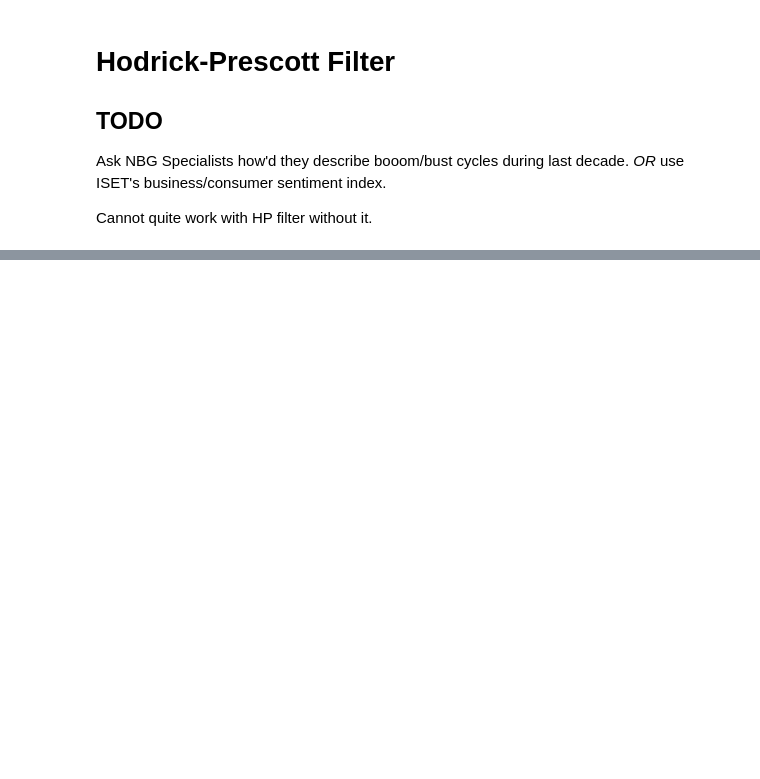
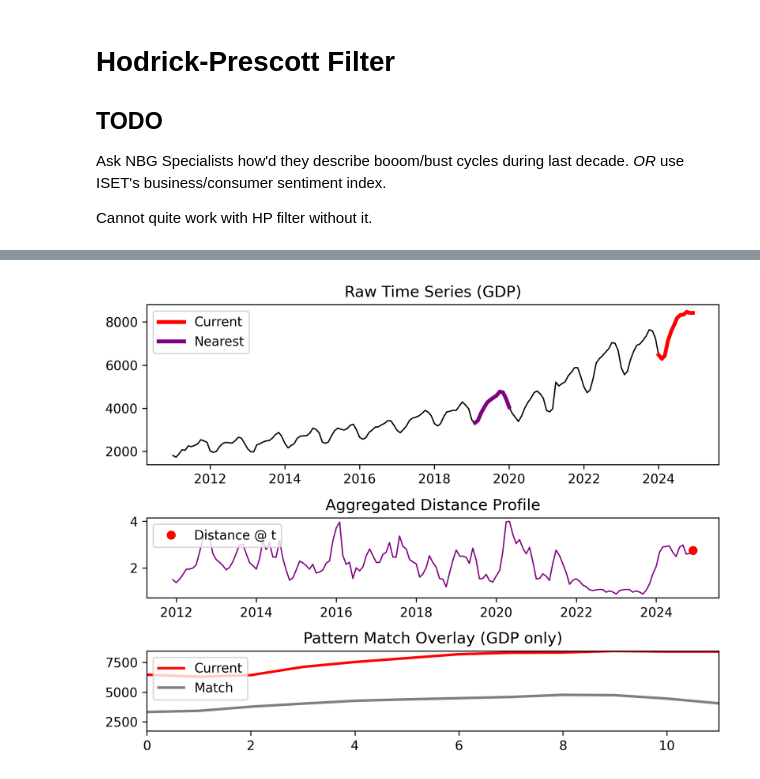
Before and after one commit to DavitGamtenadze/ISET_CPD_Business_Cycle, a Jupyter notebook: notebooks/CPD_of_business_cycles.ipynb, the cells around one changed output, grey strips where cells are left out. Cells and saved outputs as stored; diff of their text form; code cells hidden in the pictures; blank space fills up the shorter version.

```diff
--- a/notebooks/CPD_of_business_cycles.ipynb
+++ b/notebooks/CPD_of_business_cycles.ipynb
@@ -219,0 +314,85 @@ plt.grid(True)
+# %%
+y_gdp = df['GDP_at_market_prices_monthly'].values
+T = len(dates)
+
+# Features we want to analyze
+features = [
+    'NEER (Dec-2010=100)',
+    'Real Effective Exchange Rate - Index (Dec-10=100)',
+]
+m = 12  # window size
+
+# Get data into right shape and compute matrix profile
+X_raw = df[features].values.T  # shape (5, T)
+P, I = stumpy.mstump(X_raw, m)  # P, I have shape (5, T-m+1)
+dist_profile = np.linalg.norm(P, axis=0)
+dim_min = np.argmin(P, axis=0)
+neighbor_idx = I[dim_min, np.arange(P.shape[1])]
+
+valid_dates = dates[m-1:]  # dates for profile plot
+
+# Make the figure with 3 subplots
+fig, (ax_raw, ax_dist, ax_ol) = plt.subplots(
+    3, 1, figsize=(8, 6),
+    gridspec_kw={"height_ratios": [2, 1, 1]},
+    dpi=300
+)
+plt.subplots_adjust(hspace=0.5)
+
+# Top plot - raw GDP data
+ax_raw.plot(dates, y_gdp, color="black", lw=1)
+cur_raw, = ax_raw.plot([], [], color="red", lw=3, label="Current")
+mat_raw, = ax_raw.plot([], [], color="purple", lw=3, label="Nearest")
+ax_raw.set_title("Raw Time Series (GDP)")
+ax_raw.legend(loc="upper left")
+
+# Middle plot - distance profile
+ax_dist.plot(valid_dates, dist_profile, color="purple", lw=1)
+dot, = ax_dist.plot([], [], "ro", label="Distance @ t")
+ax_dist.set_title("Aggregated Distance Profile")
+ax_dist.legend(loc="upper left")
+
+# Bottom plot - pattern matching
+ax_ol.set_xlim(0, m-1)
+ax_ol.set_ylim(y_gdp.min(), y_gdp.max())
+cur_ol, = ax_ol.plot([], [], color="red", lw=2, label="Current")
+mat_ol, = ax_ol.plot([], [], color="gray", lw=2, label="Match")
+ax_ol.set_title("Pattern Match Overlay (GDP only)")
+ax_ol.legend(loc="upper left")
+
+# Animation setup
+def init():
+    """Initialize empty animation"""
+    lines = [cur_raw, mat_raw, dot, cur_ol, mat_ol]
+    for line in lines:
+        line.set_data([], [])
+    return lines
+
+def update(frame):
+    """Update animation for each frame"""
+    if frame < m-1 or frame >= m-1 + len(dist_profile):
+        return init()
+
+    t = frame - (m-1)
+    i0, i1 = t, t + m
+    j0, j1 = neighbor_idx[t], neighbor_idx[t] + m
+
+    # Update the plots
+    cur_raw.set_data(dates[i0:i1], y_gdp[i0:i1])
+    mat_raw.set_data(dates[j0:j1], y_gdp[j0:j1])
+    dot.set_data([valid_dates[t]], [dist_profile[t]])
+
+    xs = np.arange(m)
+    cur_ol.set_data(xs, y_gdp[i0:i1])
+    mat_ol.set_data(xs, y_gdp[j0:j1])
+
+    return cur_raw, mat_raw, dot, cur_ol, mat_ol
+
+# Create and save animation
+ani = animation.FuncAnimation(
+    fig, update, frames=len(dates),
+    init_func=init, blit=True, interval=20
+)
+ani.save("../images/matrix_profile_multidim_full.gif", writer=PillowWriter(fps=10))
+# %% [output]
+[figure, added]
```
Also changed, not shown: parts of 6 cells of this notebook, 4 other files.
